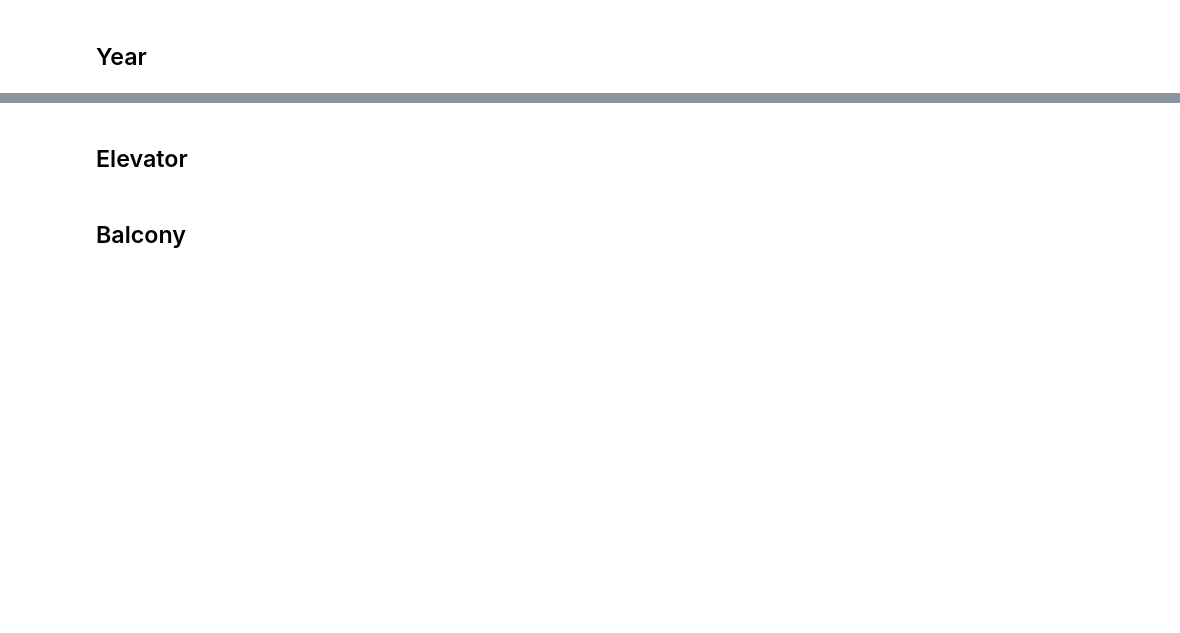
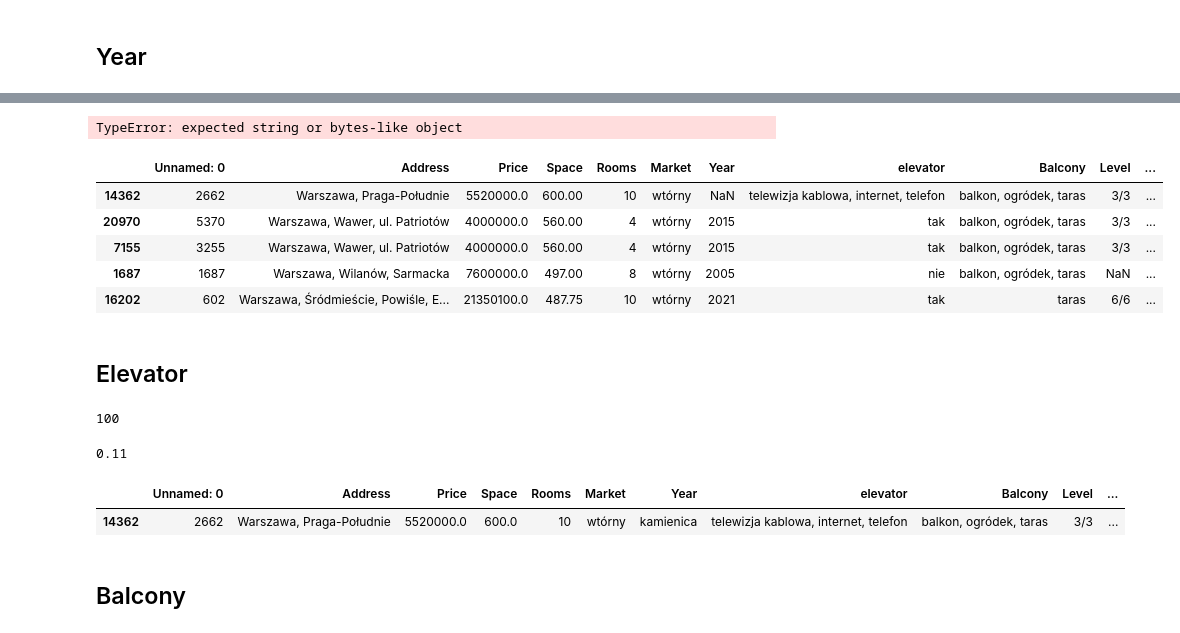
Before and after one commit to CarJung/Uni, a Jupyter notebook: Warsaw_flats/Data_enginering.ipynb, the cells around one changed output, grey strips where cells are left out. Drawn from its saved outputs; the diff is of its cells as text; code cells hidden in the pictures; blank space fills up the shorter version.

```diff
--- a/Warsaw_flats/Data_enginering.ipynb
+++ b/Warsaw_flats/Data_enginering.ipynb
@@ -216,0 +255,2 @@ data.tail(5)
+# %%
+data.dropna(subset = ['Market'], axis = 'rows',inplace=True)
@@ -218,0 +298,16 @@ data.tail(5)
+# %%
+import re
+data.Year = [re.findall('(\d{4})',x) for x in data.Year]
+# %% [output]
+TypeError: expected string or bytes-like object
+# %%
+data['Year'] = data['Year'].str.get(0)
+# %%
+data.head(5)
+# %% [output]
+|  | Unnamed: 0 | Address | Price | Space | Rooms | Market | Year | elevator | Balcony | Level | ... |
+| 14362 | 2662 | Warszawa, Praga-Południe | 5520000.0 | 600.00 | 10 | wtórny | NaN | telewizja kablowa, internet, telefon | balkon, ogródek, taras | 3/3 | ... |
+| 20970 | 5370 | Warszawa, Wawer, ul. Patriotów | 4000000.0 | 560.00 | 4 | wtórny | 2015 | tak | balkon, ogródek, taras | 3/3 | ... |
+| 7155 | 3255 | Warszawa, Wawer, ul. Patriotów | 4000000.0 | 560.00 | 4 | wtórny | 2015 | tak | balkon, ogródek, taras | 3/3 | ... |
+| 1687 | 1687 | Warszawa, Wilanów, Sarmacka | 7600000.0 | 497.00 | 8 | wtórny | 2005 | nie | balkon, ogródek, taras | NaN | ... |
+| 16202 | 602 | Warszawa, Śródmieście, Powiśle, E... | 21350100.0 | 487.75 | 10 | wtórny | 2021 | tak | taras | 6/6 | ... |
@@ -219,2 +316,10 @@ data.tail(5)
 # %% [markdown]
 ## Elevator
+# %%
+len(data.Evelevator.unique())
+# %% [output]
+100
+# %%
+round(data.Evelevator.isna().sum() / len(data.Evelevator),2)
+# %% [output]
+0.11
@@ -220,0 +330,5 @@ data.tail(5)
+# %%
+data.head(1)
+# %% [output]
+|  | Unnamed: 0 | Address | Price | Space | Rooms | Market | Year | elevator | Balcony | Level | ... |
+| 14362 | 2662 | Warszawa, Praga-Południe | 5520000.0 | 600.0 | 10 | wtórny | kamienica | telewizja kablowa, internet, telefon | balkon, ogródek, taras | 3/3 | ... |
```
Also changed, not shown: parts of 13 cells of this notebook.
